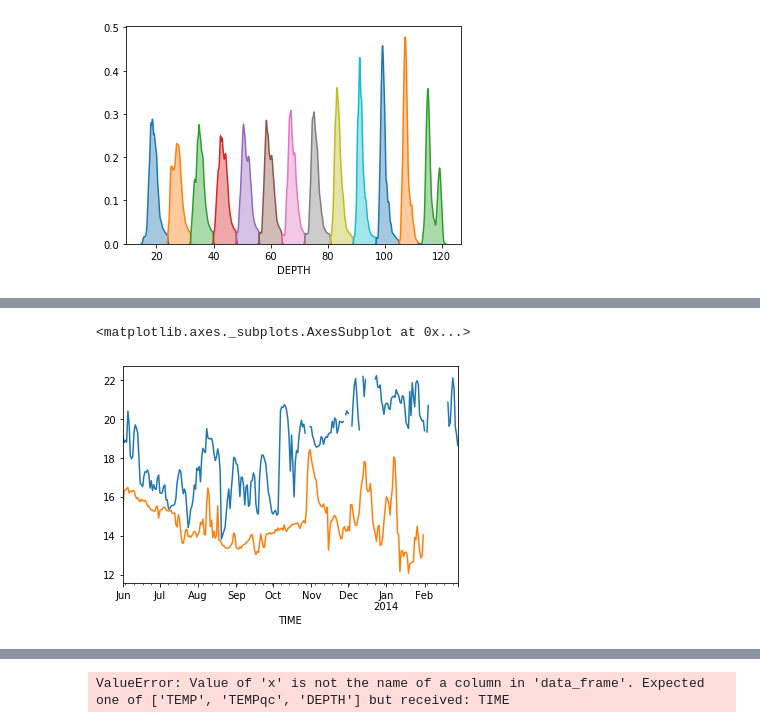
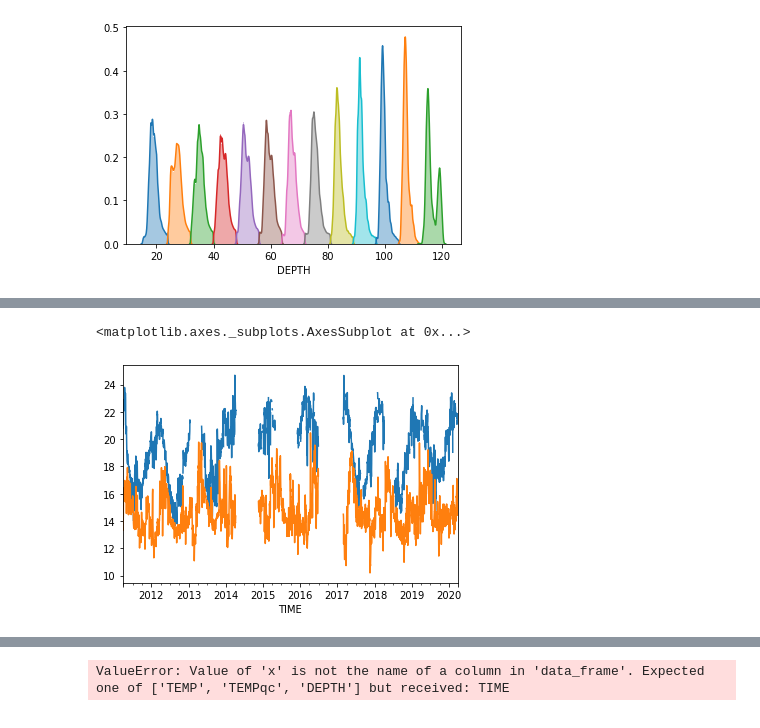
Before and after one commit to Stuartsgithub/BMP2020, a Jupyter notebook: BMP20200624v2.ipynb, the cells around one changed output, grey strips where cells are left out. Cells and saved outputs as stored; diff of their text form; code cells hidden in the pictures.

```diff
--- a/BMP20200624v2.ipynb
+++ b/BMP20200624v2.ipynb
@@ -161,8 +234,8 @@ bin32_40_temp_1D = grouped.get_group('32-40').TEMP.resample('1D').mean()
 bottom_temp_1D = grouped.get_group('bottom').TEMP.resample('1D').mean()
 # %%
 # Plot these
-surface_temp_1D['2013-06':'2014-02'].plot()
-bottom_temp_1D['2013-06':'2014-01'].plot()
+surface_temp_1D.plot()
+bottom_temp_1D.plot()
 # %% [output]
 <matplotlib.axes._subplots.AxesSubplot at 0x...>
-[figure, old version]
+[figure, new version]
```
Also changed, not shown: parts of 15 cells of this notebook, 1 other file.
